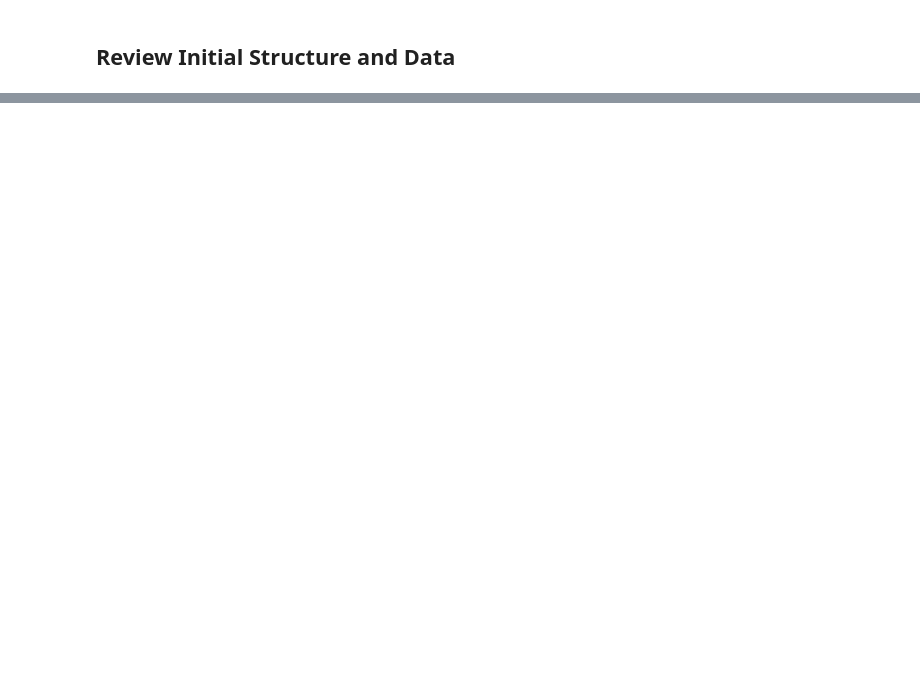
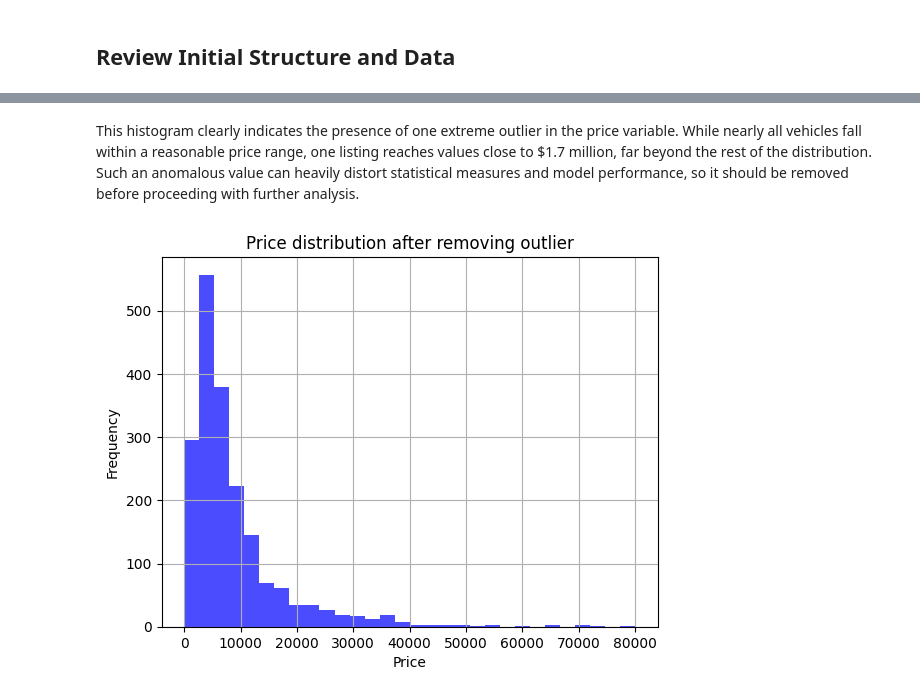
Before and after one commit to PepOrtinLopz/Kaggle, a Jupyter notebook: Kaggle.ipynb, the cells around one changed output, grey strips where cells are left out. Cells and saved outputs as stored; diff of their text form; code cells hidden in the pictures; blank space fills up the shorter version.

```diff
--- a/Kaggle.ipynb
+++ b/Kaggle.ipynb
@@ -589,0 +402,12 @@ Also we decided to use a specific type of cross-validation called RepeatedKFold.
+# %% [markdown]
+This histogram clearly indicates the presence of one extreme outlier in the price variable. While nearly all vehicles fall within a reasonable price range, one listing reaches values close to $1.7 million, far beyond the rest of the distribution. Such an anomalous value can heavily distort statistical measures and model performance, so it should be removed before proceeding with further analysis.
+# %%
+train = train.drop(index=train['price'].idxmax())
+
+train['price'].hist(bins=30, color='blue', alpha=0.7)
+plt.title('Price distribution after removing outlier')
+plt.xlabel('Price')
+plt.ylabel('Frequency')
+plt.show()
+# %% [output]
+[figure, added]
```
Also changed, not shown: parts of 88 cells of this notebook.
